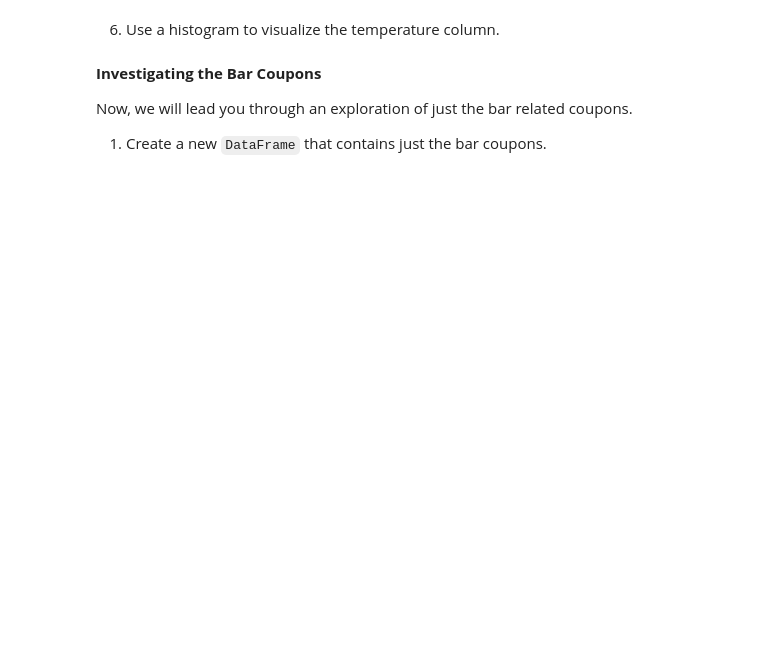
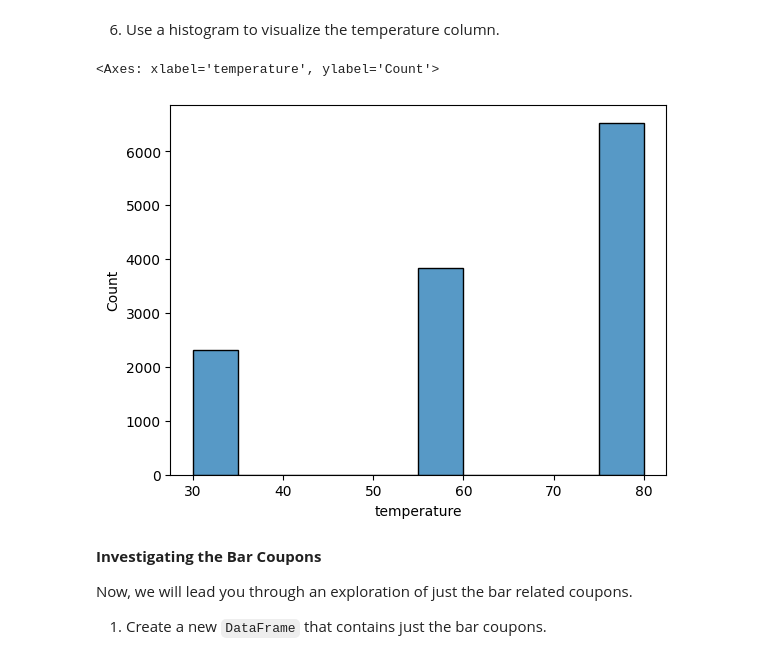
Before and after one commit to sohanit/CustomerCoupon, a Jupyter notebook: prompt.ipynb, the cells around one changed output. Cells and saved outputs as stored; diff of their text form; code cells hidden in the pictures; blank space fills up the shorter version.

```diff
--- a/prompt.ipynb
+++ b/prompt.ipynb
@@ -161,5 +162,11 @@ data['age'] = data['age'].astype(int)
 # %% [markdown]
 6. Use a histogram to visualize the temperature column.
+# %%
+# Histogram for temperature
+sns.histplot(data['temperature'], bins=10)
+# %% [output]
+<Axes: xlabel='temperature', ylabel='Count'>
+[figure, added]
 # %% [markdown]
 **Investigating the Bar Coupons**
 
```
Also changed, not shown: parts of 8 cells of this notebook.
